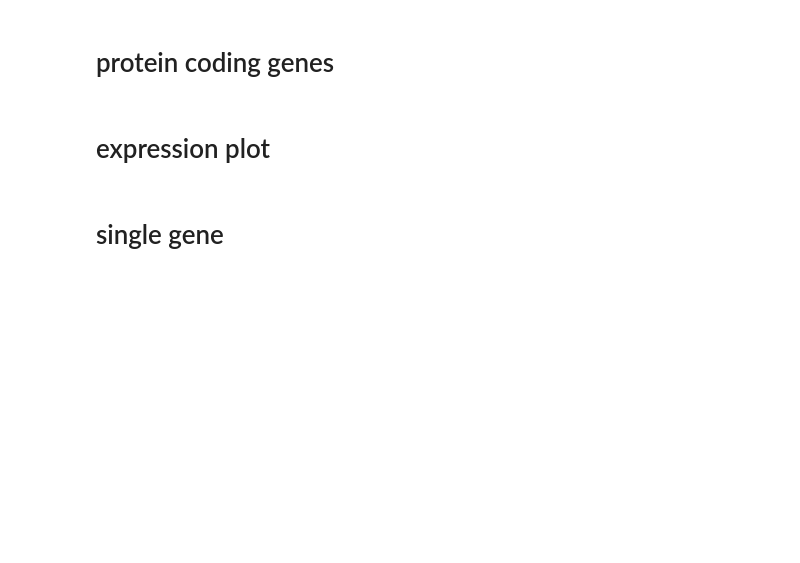
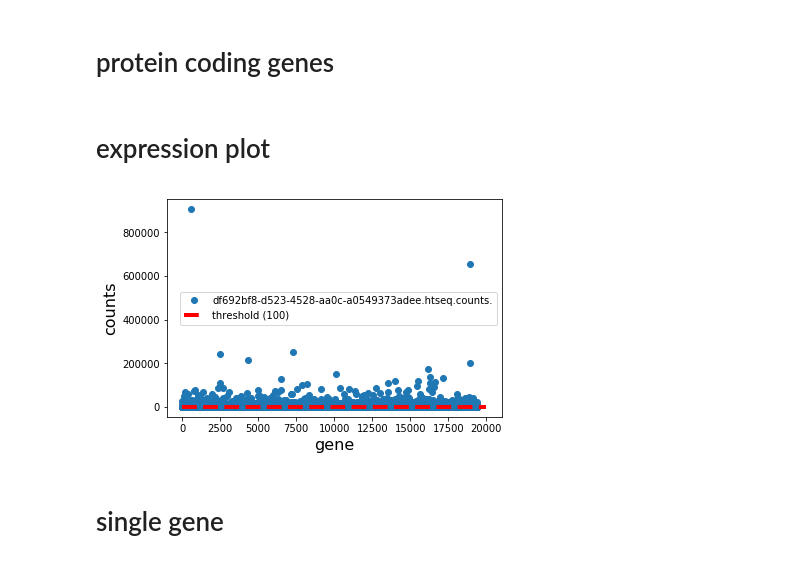
Before and after one commit to fvalle1/master_thesis, a Jupyter notebook: Table_Analyzer.ipynb, the cells around one changed output. Saved outputs shown, nothing was run; the diff lists cells and outputs as text; code cells hidden in the pictures; blank space fills up the shorter version.

Commit message:
counts

```diff
--- a/Table_Analyzer.ipynb
+++ b/Table_Analyzer.ipynb
@@ -22,5 +24,5 @@ len(dirs)
 # %%
-normalisation_str = "RPK"
+normalisation_str = "counts"
 # %%
 df = pd.read_csv(("%s/mainTable.csv"%working_dir))
 df.columns.values[0] = 'gene'
@@ -140,14 +181,16 @@ df_mv = df_mv.loc[pc,:]
 # %%
 sample = 10
 fig = plt.figure()
 x = np.linspace(0, 20000)
 key = df.keys()[sample]
 plt.plot(df[key].to_dense(), 'o', label=key[:-2])
 plt.plot(x, [100 for _ in x], 'r--', lw=4, label='threshold (100)')
 plt.xlabel("gene", fontsize=16)
-plt.ylabel("FPKM", fontsize=16)
+plt.ylabel("%s"%normalisation_str, fontsize=16)
 plt.legend()
 plt.show()
+# %% [output]
+[figure, added]
 # %%
 fig.savefig("singleFile.pdf")
 # %% [markdown]
```
Also changed, not shown: parts of 36 cells of this notebook, 8 other files.
